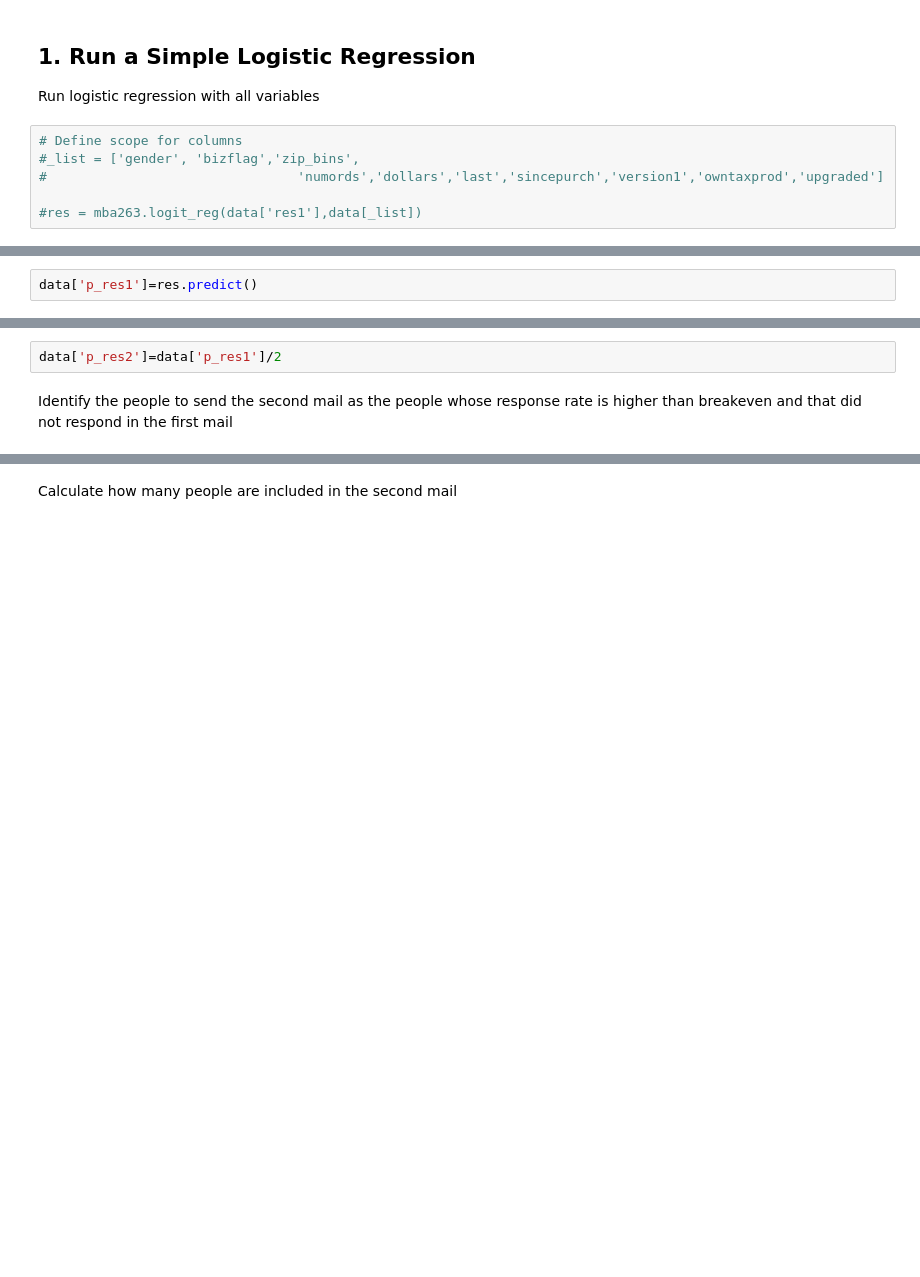
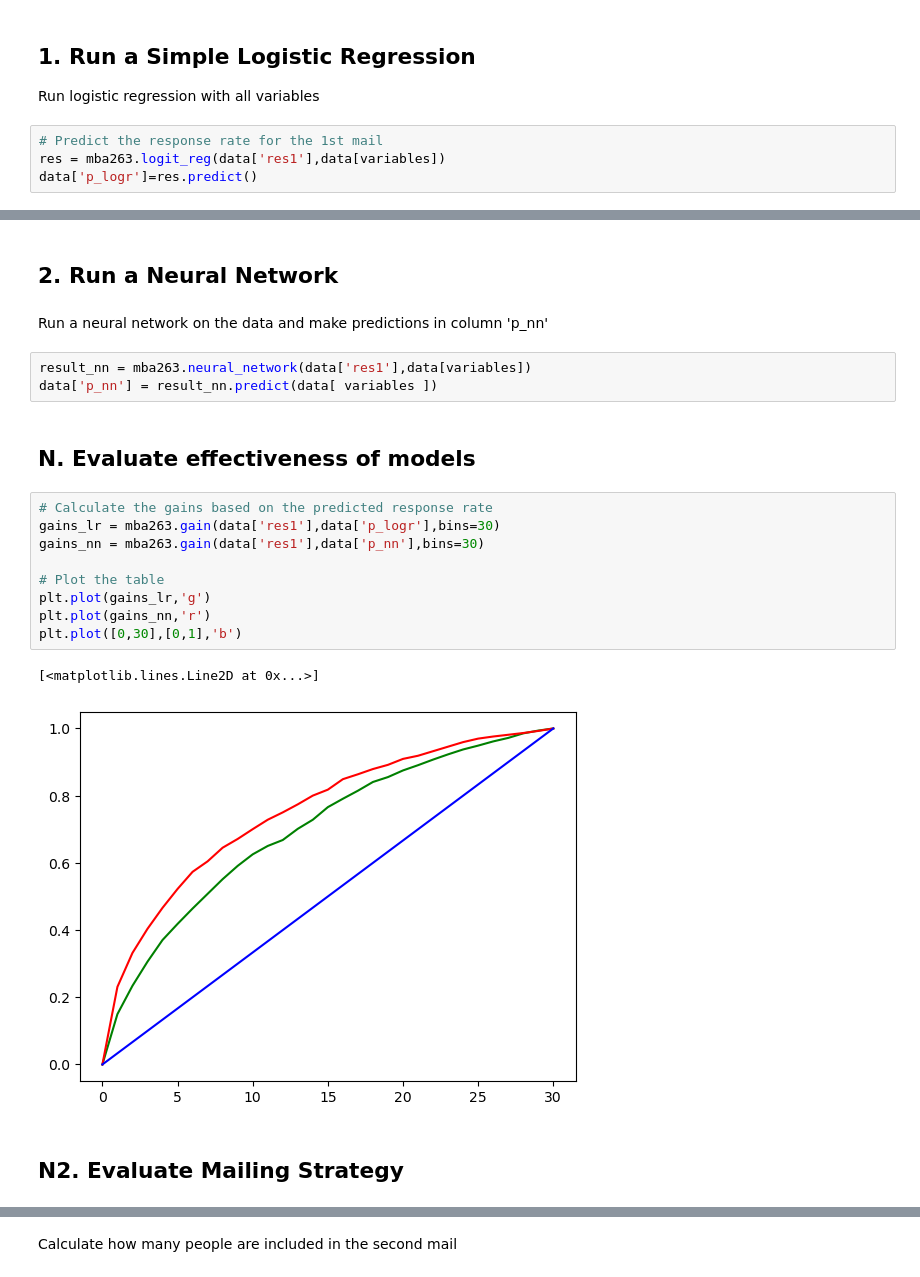
Before and after one commit to adeng/mba263-projects, a Jupyter notebook: Intuit Group Assignment.ipynb, the cells around one changed output, grey strips where cells are left out. Drawn from its saved outputs; the diff is of its cells as text; blank space fills up the shorter version.

```diff
--- a/Intuit Group Assignment.ipynb
+++ b/Intuit Group Assignment.ipynb
@@ -46,8 +51,6 @@ Add binary variables for categorical variables
 ## 1. Run a Simple Logistic Regression
 Run logistic regression with all variables
 # %%
-# Define scope for columns
-#_list = ['gender', 'bizflag','zip_bins',
-#                                'numords','dollars','last','sincepurch','version1','owntaxprod','upgraded']
-
-#res = mba263.logit_reg(data['res1'],data[_list])
+# Predict the response rate for the 1st mail
+res = mba263.logit_reg(data['res1'],data[variables])
+data['p_logr']=res.predict()
@@ -56,2 +62,0 @@ Predict the response rate for the 1st mail
-# %%
-data['p_res1']=res.predict()
@@ -60,5 +63,24 @@ Predict the response rate for the 2nd mail as half the probability of the first
-# %%
-data['p_res2']=data['p_res1']/2
 # %% [markdown]
-Identify the people to send the second mail as the people whose response rate is higher than breakeven and that did not respond in the first mail
+## 2. Run a Neural Network
+# %% [markdown]
+Run a neural network on the data and make predictions in column 'p_nn'
+# %%
+result_nn = mba263.neural_network(data['res1'],data[variables])
+data['p_nn'] = result_nn.predict(data[ variables ])
+# %% [markdown]
+## N. Evaluate effectiveness of models
+# %%
+# Calculate the gains based on the predicted response rate
+gains_lr = mba263.gain(data['res1'],data['p_logr'],bins=30)
+gains_nn = mba263.gain(data['res1'],data['p_nn'],bins=30)
+
+# Plot the table
+plt.plot(gains_lr,'g')
+plt.plot(gains_nn,'r')
+plt.plot([0,30],[0,1],'b')
+# %% [output]
+[<matplotlib.lines.Line2D at 0x...>]
+[figure, added]
+# %% [markdown]
+## N2. Evaluate Mailing Strategy
 # %%
```
Also changed, not shown: parts of 7 cells of this notebook.
